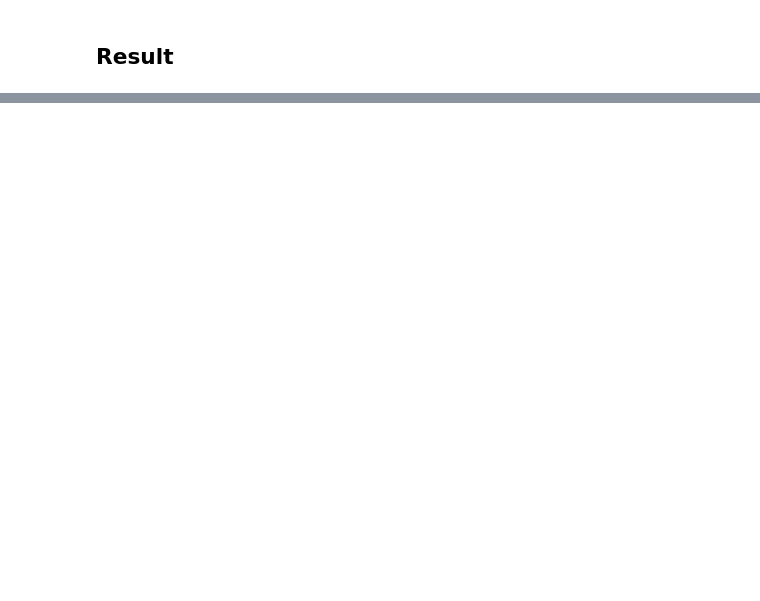
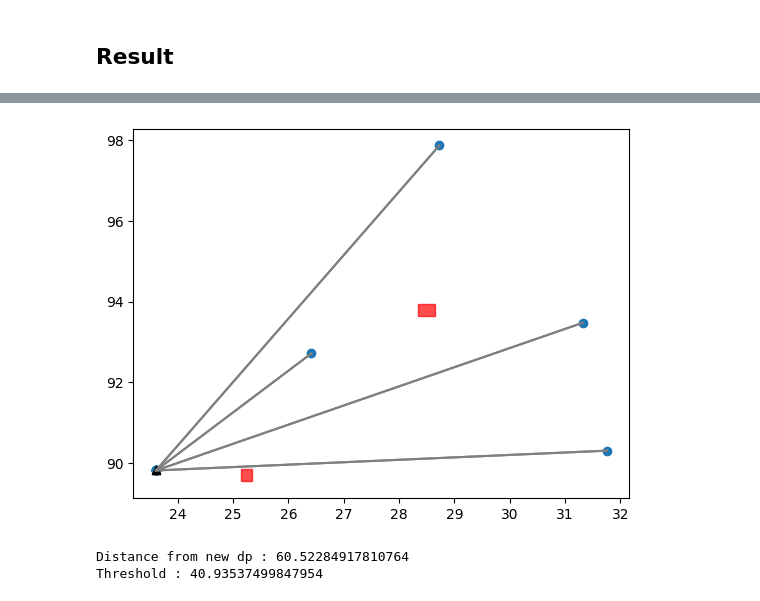
Before and after one commit to CR-Samrat/drone-based-delivary, a Jupyter notebook: euclidean_with_obstacles.ipynb, the cells around one changed output, grey strips where cells are left out. Saved outputs shown, nothing was run; the diff lists cells and outputs as text; code cells hidden in the pictures; blank space fills up the shorter version.

```diff
--- a/euclidean_with_obstacles.ipynb
+++ b/euclidean_with_obstacles.ipynb
@@ -258,0 +262,19 @@ plot_initial_route(optimal_dp,delivary_loc, obstacles, optimal_route)
+# %%
+def replace(lst, pt1, pt2):
+    for i in range(len(lst)):
+        if lst[i] == pt1:
+            lst[i] = pt2
+
+    return lst
+# %%
+def create_polygon(points):
+    pt1 = points[0]
+    pt2 = points[1]
+    coord = [[pt1[0],pt1[1]], [pt2[0],pt1[1]], [pt2[0], pt2[1]], [pt1[0], pt2[1]], [pt1[0],pt1[1]]]
+    obstacle = Polygon(coord)
+    return obstacle
+# %%
+def frange(start, stop, step):
+    while start < stop:
+        yield round(start, 4)
+        start += step
@@ -258,0 +339,12 @@ plot_initial_route(optimal_dp,delivary_loc, obstacles, optimal_route)
+# %%
+final_route = replace(initial_route, initial_dp, new_dp)
+
+plot_initial_route(new_dp, delivary_loc, obstacles, initial_route)
+# %% [output]
+[figure, added]
+# %%
+print("Distance from new dp :",total_dist(final_route))
+print("Threshold :",THRESHOLD)
+# %% [output]
+Distance from new dp : 60.52284917810764
+Threshold : 40.93537499847954
```
Also changed, not shown: parts of 9 cells of this notebook.
